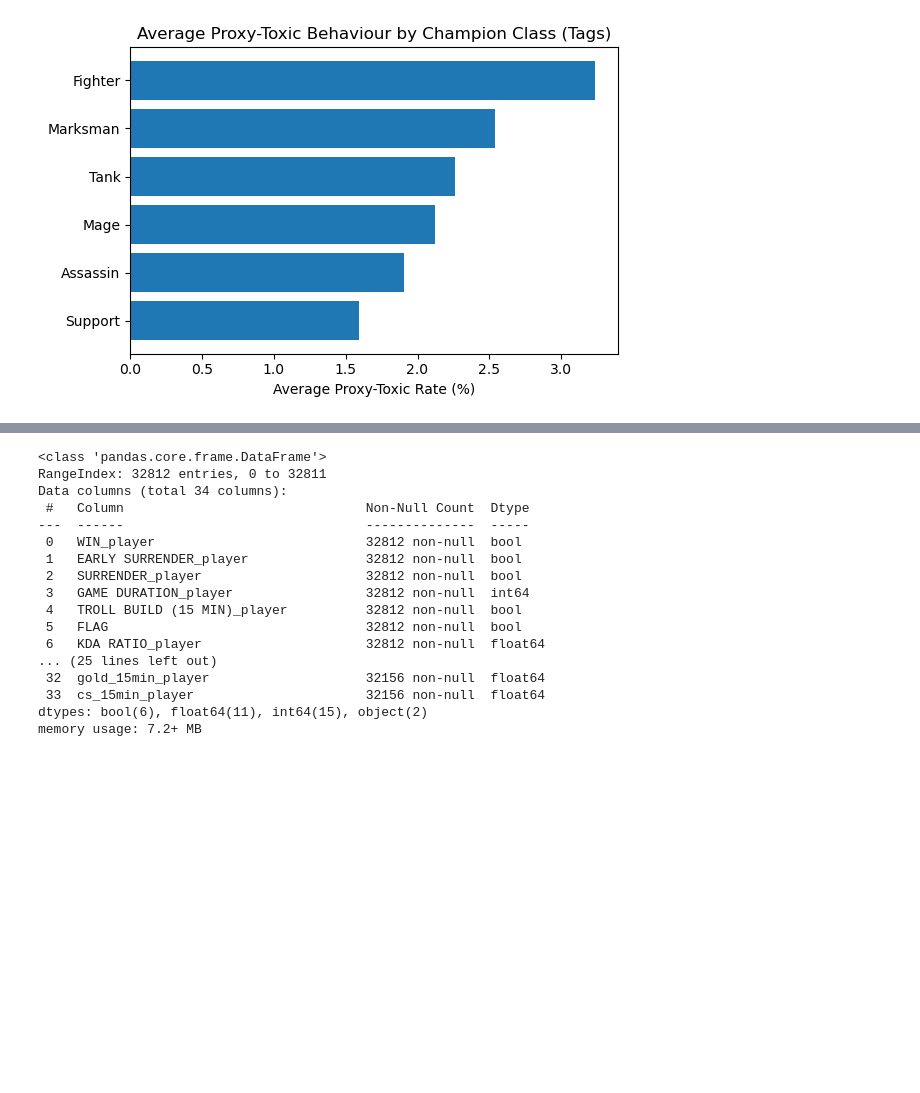
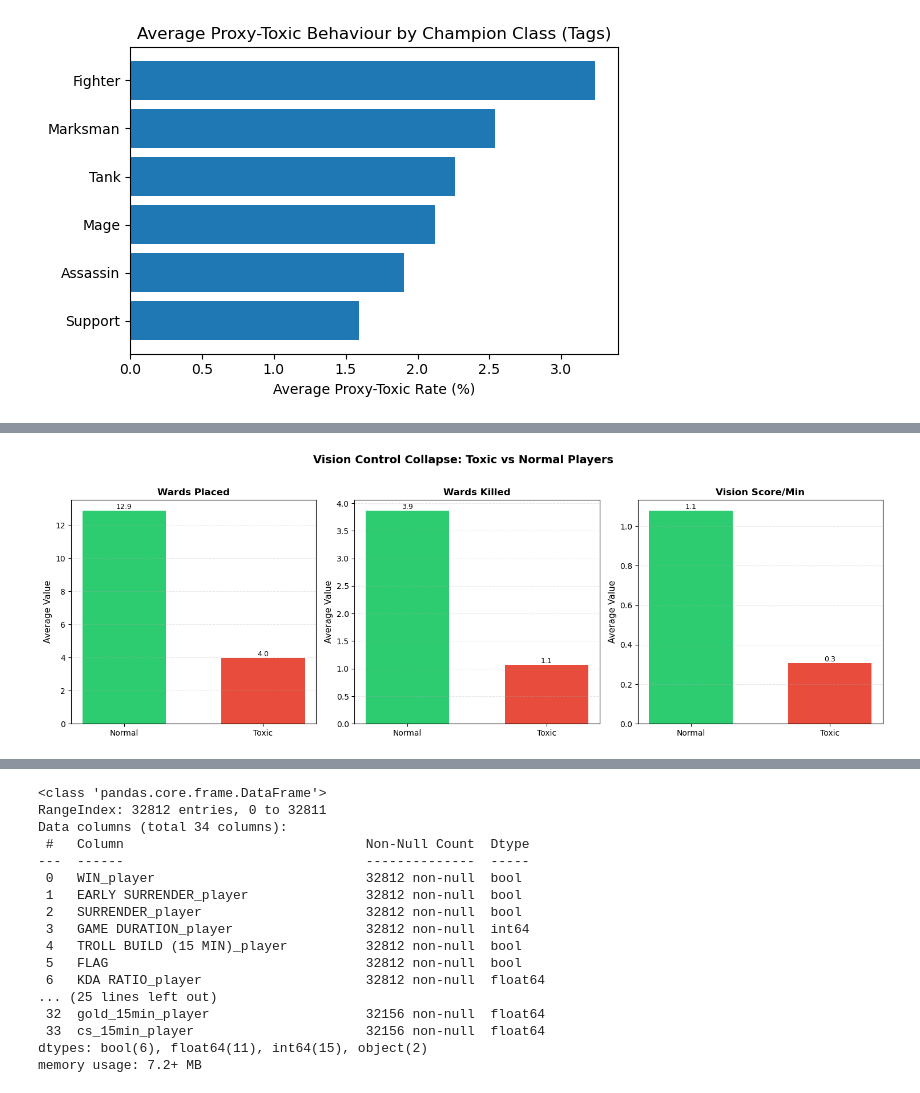
Before and after one commit to lybytes/lol-toxicity-analysis, a Jupyter notebook: ST445_Project_Main v2.ipynb, the cells around one changed output, grey strips where cells are left out. Saved outputs shown, nothing was run; the diff lists cells and outputs as text; code cells hidden in the pictures; blank space fills up the shorter version.

Commit message:
added two new visualisations
1. visualised team coordination diffs between normal vs toxic players

2. visualised map vision control diffs between normal vs toxic players

```diff
--- a/ST445_Project_Main v2.ipynb
+++ b/ST445_Project_Main v2.ipynb
@@ -2142,0 +2147,89 @@ plt.show()
+# %%
+role_vision_median = df_full_clean.groupby('teamPosition_player')['VISION SCORE PER MIN_player'].median()
+
+# Vision comparison: Toxic vs Normal
+normal_data = df_full_clean[df_full_clean['PROXY TOXIC LABEL'] == False]
+toxic_data = df_full_clean[df_full_clean['PROXY TOXIC LABEL'] == True]
+
+# Key metrics
+vision_stats = df_full_clean.groupby('PROXY TOXIC LABEL').agg({
+    'VISION SCORE PER MIN_player': 'mean',
+    'WARDS PLACED_player': 'mean',
+    'WARDS KILLED_player': 'mean'
+}).round(2)
+
+print("Vision Metrics: Toxic vs Normal")
+print(vision_stats)
+
+# Role-specific breakdown
+print("\nVision Score by Role:")
+for role in ['TOP', 'JUNGLE', 'MIDDLE', 'BOTTOM', 'UTILITY']:
+    normal_vis = df_full_clean[
+        (df_full_clean['teamPosition_player'] == role) &
+        (df_full_clean['PROXY TOXIC LABEL'] == False)
+    ]['VISION SCORE PER MIN_player'].mean()
+
+    toxic_vis = df_full_clean[
+        (df_full_clean['teamPosition_player'] == role) &
+        (df_full_clean['PROXY TOXIC LABEL'] == True)
+    ]['VISION SCORE PER MIN_player'].mean()
+
+    pct_drop = ((toxic_vis - normal_vis) / normal_vis * 100) if normal_vis > 0 else 0
+    print(f"{role:10s}: Normal={normal_vis:.2f}, Toxic={toxic_vis:.2f} ({pct_drop:+.1f}%)")
+
+# T-tests
+from scipy.stats import ttest_ind
+
+t_stat, p_val = ttest_ind(
+    normal_data['VISION SCORE PER MIN_player'].dropna(),
+    toxic_data['VISION SCORE PER MIN_player'].dropna()
+)
+print(f"\nT-test: t={t_stat:.2f}, p<0.001")
+
+# Correlation
+from scipy.stats import pearsonr
+corr, p = pearsonr(
+    df_full_clean['VISION SCORE PER MIN_player'].dropna(),
+    df_full_clean['PROXY TOXIC LABEL'][
+        df_full_clean['VISION SCORE PER MIN_player'].notna()
+    ].astype(int)
+)
+print(f"Correlation: r={corr:.3f}, p<0.001")
+
+# Visualization
+fig, axes = plt.subplots(1, 3, figsize=(15, 5))
+
+metrics = [
+    ('WARDS PLACED_player', 'Wards Placed'),
+    ('WARDS KILLED_player', 'Wards Killed'),
+    ('VISION SCORE PER MIN_player', 'Vision Score/Min')
+]
+
+for idx, (col, label) in enumerate(metrics):
+    ax = axes[idx]
+
+    normal_mean = normal_data[col].mean()
+    toxic_mean = toxic_data[col].mean()
+    pct_diff = ((toxic_mean - normal_mean) / normal_mean * 100)
+
+    bars = ax.bar([0, 1], [normal_mean, toxic_mean],
+                  color=['#2ecc71', '#e74c3c'], width=0.6)
+
+    ax.set_ylabel('Average Value', fontsize=11)
+    ax.set_title(label, fontsize=12, fontweight='bold')
+    ax.set_xticks([0, 1])
+    ax.set_xticklabels(['Normal', 'Toxic'], fontsize=10)
+    ax.grid(axis='y', alpha=0.3, linestyle='--')
+
+    for bar in bars:
+        height = bar.get_height()
+        ax.text(bar.get_x() + bar.get_width() / 2., height,
+                f'{height:.1f}', ha='center', va='bottom', fontsize=9)
+
+
+plt.suptitle('Vision Control Collapse: Toxic vs Normal Players',
+             fontsize=14, fontweight='bold', y=1.02)
+plt.tight_layout()
+plt.savefig('vision_control_deep_dive.png', dpi=300, bbox_inches='tight')
+plt.show()
+# %% [output]
@@ -2142,0 +2256 @@ plt.show()
+[figure, added]
```
Also changed, not shown: parts of 6 cells of this notebook, 3 other files.
